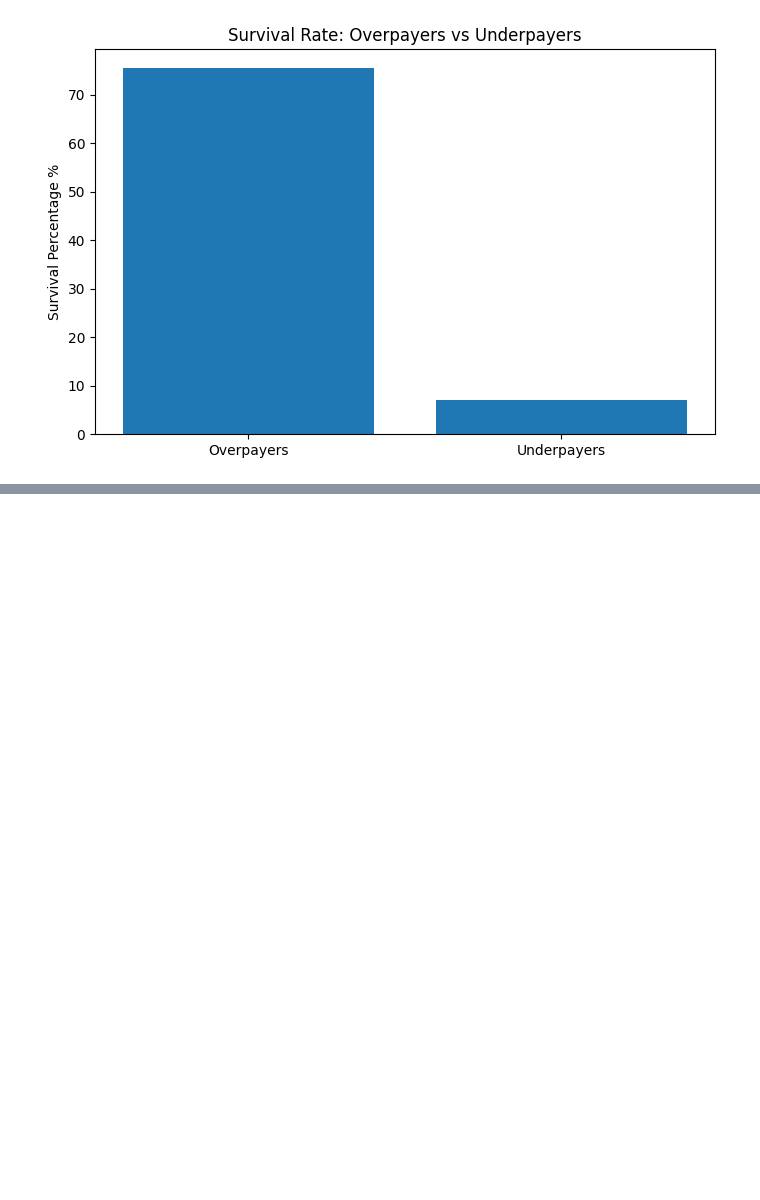
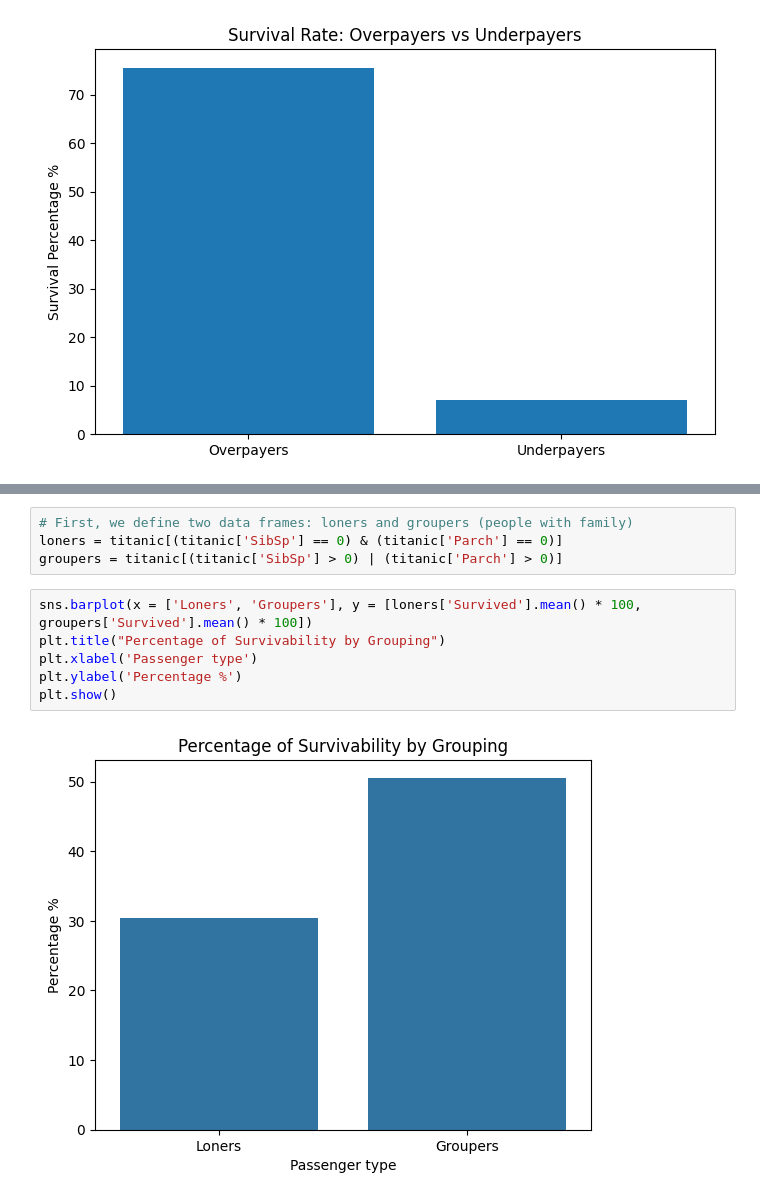
Before and after one commit to Jesus-PerezG/TC2004B-Jesus, a Jupyter notebook: notebooks/Titanic.ipynb, the cells around one changed output, grey strips where cells are left out. Drawn from its saved outputs; the diff is of its cells as text; blank space fills up the shorter version.

```diff
--- a/notebooks/Titanic.ipynb
+++ b/notebooks/Titanic.ipynb
@@ -134,0 +139,12 @@ plt.show()
+# %%
+# First, we define two data frames: loners and groupers (people with family)
+loners = titanic[(titanic['SibSp'] == 0) & (titanic['Parch'] == 0)]
+groupers = titanic[(titanic['SibSp'] > 0) | (titanic['Parch'] > 0)]
+# %%
+sns.barplot(x = ['Loners', 'Groupers'], y = [loners['Survived'].mean() * 100, groupers['Survived'].mean() * 100])
+plt.title("Percentage of Survivability by Grouping")
+plt.xlabel('Passenger type')
+plt.ylabel('Percentage %')
+plt.show()
+# %% [output]
+[figure, added]
```
Also changed, not shown: parts of 13 cells of this notebook.
